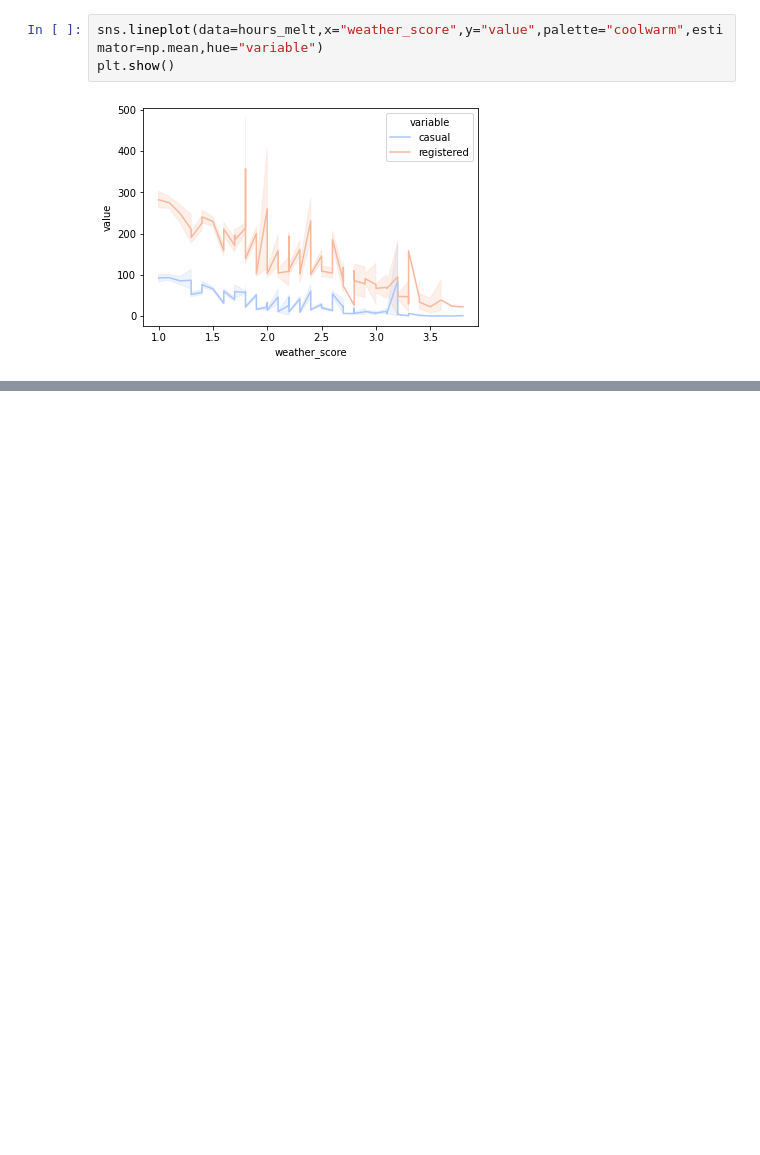
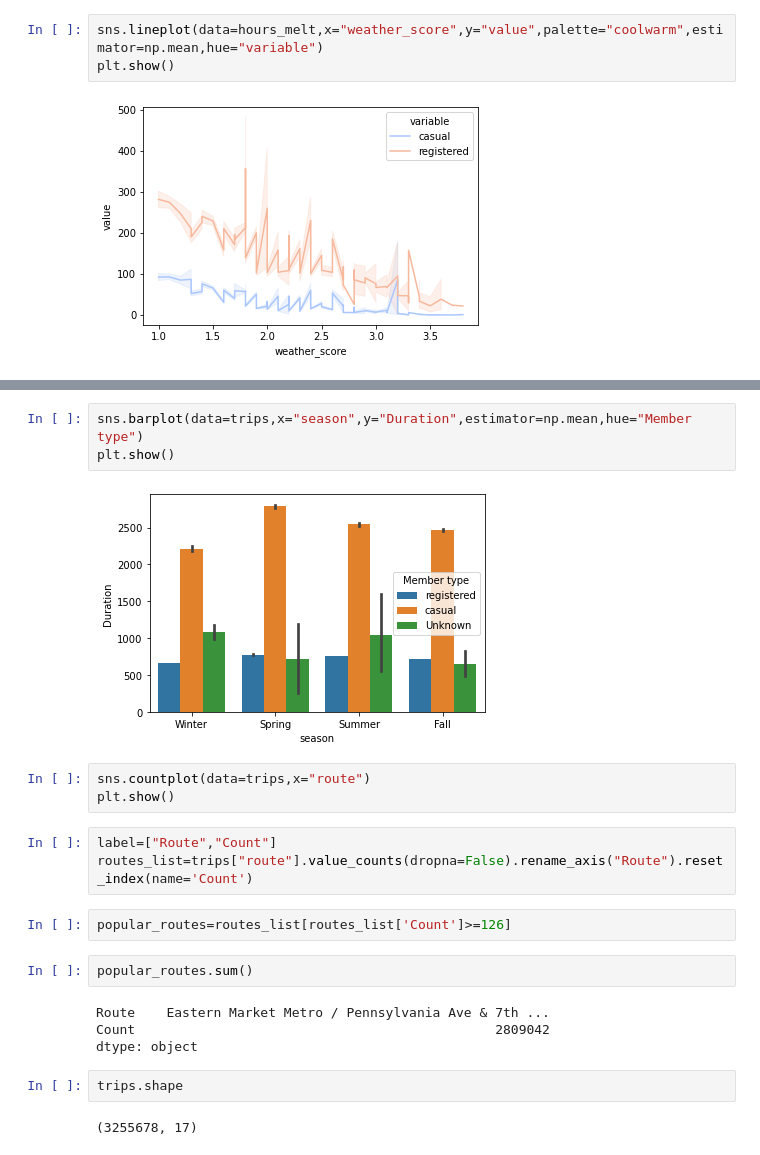
Before and after one commit to YanaOrf/CapitalBikeShare2, a Jupyter notebook: CapitalBike_EDA_2.ipynb, the cells around one changed output, grey strips where cells are left out. Cells and saved outputs as stored; diff of their text form; blank space fills up the shorter version.

```diff
--- a/CapitalBike_EDA_2.ipynb
+++ b/CapitalBike_EDA_2.ipynb
@@ -504,0 +536,23 @@ plt.show()
+# %%
+sns.barplot(data=trips,x="season",y="Duration",estimator=np.mean,hue="Member type")
+plt.show()
+# %% [output]
+[figure, added]
+# %%
+sns.countplot(data=trips,x="route")
+plt.show()
+# %%
+label=["Route","Count"]
+routes_list=trips["route"].value_counts(dropna=False).rename_axis("Route").reset_index(name='Count')
+# %%
+popular_routes=routes_list[routes_list['Count']>=126]
+# %%
+popular_routes.sum()
+# %% [output]
+Route    Eastern Market Metro / Pennsylvania Ave & 7th ...
+Count                                              2809042
+dtype: object
+# %%
+trips.shape
+# %% [output]
+(3255678, 17)
```
Also changed, not shown: parts of 23 cells of this notebook.
